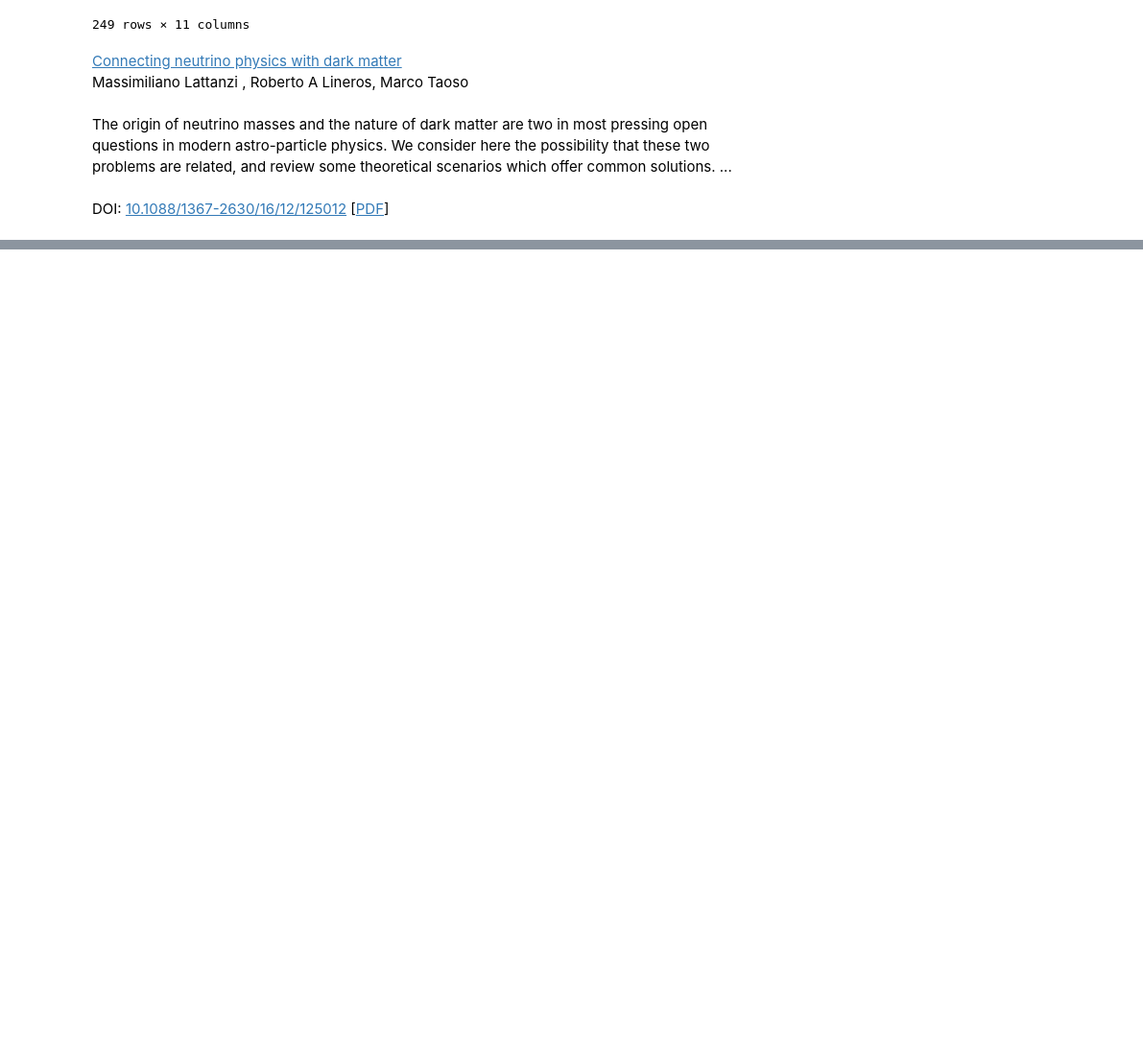
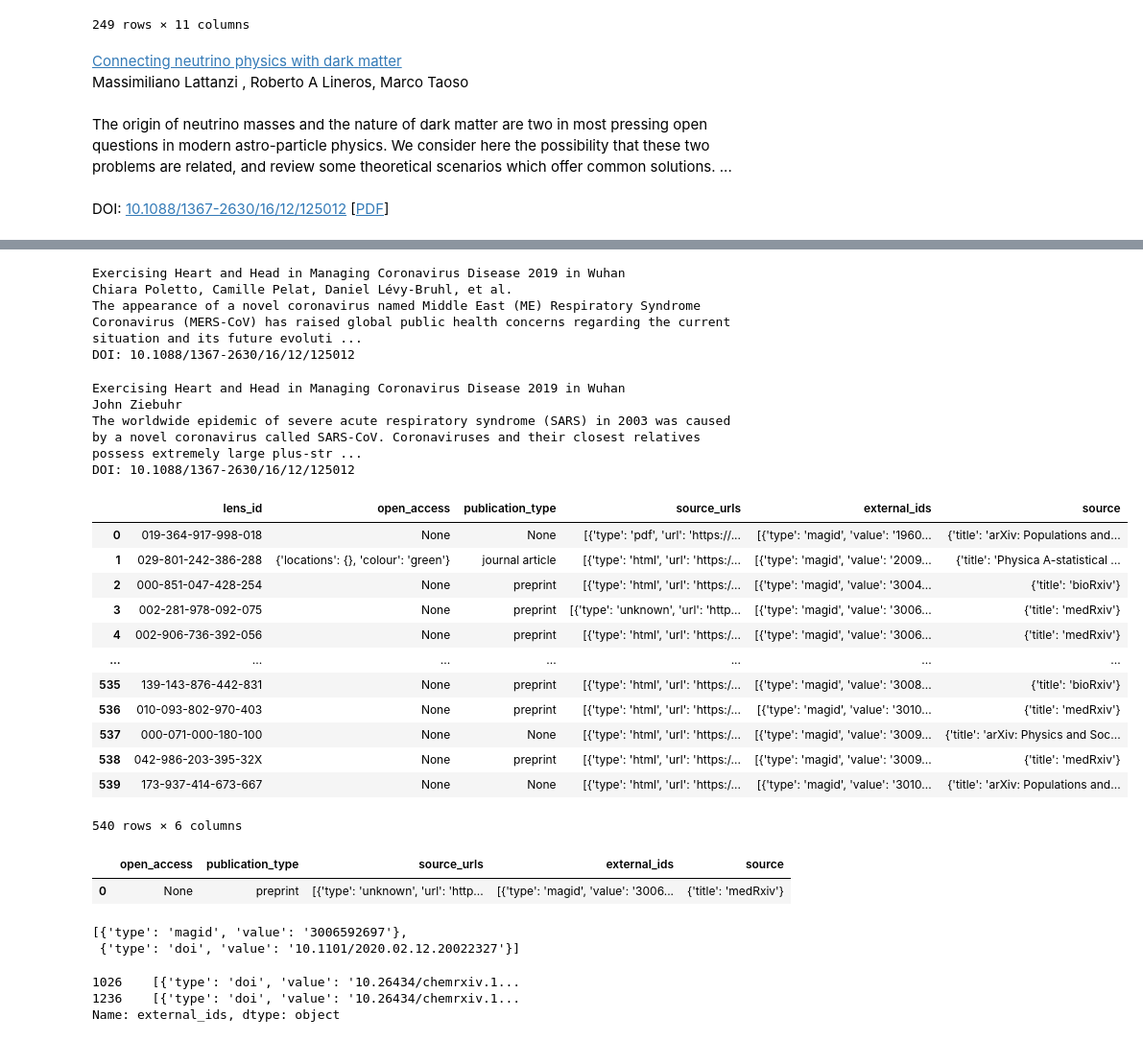
Before and after one commit to restrepo/articles_COVID-19, a Jupyter notebook: lens_covid-19_onodo_network.ipynb, the cells around one changed output, grey strips where cells are left out. Shown: that part at 96% size. Saved outputs shown, nothing was run; the diff lists cells and outputs as text; code cells hidden in the pictures; blank space fills up the shorter version.

```diff
--- a/lens_covid-19_onodo_network.ipynb
+++ b/lens_covid-19_onodo_network.ipynb
@@ -138,0 +166,7 @@ lens_id
+# %%
+display.HTML(dscr)
+# %% [output]
+Exercising Heart and Head in Managing Coronavirus Disease 2019 in Wuhan
+Chiara Poletto, Camille Pelat, Daniel Lévy-Bruhl, et al.
+The appearance of a novel coronavirus named Middle East (ME) Respiratory Syndrome Coronavirus (MERS-CoV) has raised global public health concerns regarding the current situation and its future evoluti ...
+DOI: 10.1088/1367-2630/16/12/125012
@@ -138,0 +175,7 @@ lens_id
+# %%
+display.HTML(on1.sample().reset_index(drop=True).loc[0,'Description'])
+# %% [output]
+Exercising Heart and Head in Managing Coronavirus Disease 2019 in Wuhan
+John Ziebuhr
+The worldwide epidemic of severe acute respiratory syndrome (SARS) in 2003 was caused by a novel coronavirus called SARS-CoV. Coronaviruses and their closest relatives possess extremely large plus-str ...
+DOI: 10.1088/1367-2630/16/12/125012
@@ -138,0 +184,35 @@ lens_id
+# %%
+mask = np.column_stack([cvt[col].astype(str).str.lower().str.contains(r"rxiv", na=False) for col in cvt])
+kk=cvt.loc[mask.any(axis=1)][['lens_id','open_access','publication_type','source_urls','external_ids','source']].reset_index(drop=True)
+# %%
+kk
+# %% [output]
+|  | lens_id | open_access | publication_type | source_urls | external_ids | source |
+| 0 | 019-364-917-998-018 | None | None | [{'type': 'pdf', 'url': 'https://... | [{'type': 'magid', 'value': '1960... | {'title': 'arXiv: Populations and... |
+| 1 | 029-801-242-386-288 | {'locations': {}, 'colour': 'green'} | journal article | [{'type': 'html', 'url': 'https:/... | [{'type': 'magid', 'value': '2009... | {'title': 'Physica A-statistical ... |
+| 2 | 000-851-047-428-254 | None | preprint | [{'type': 'html', 'url': 'https:/... | [{'type': 'magid', 'value': '3004... | {'title': 'bioRxiv'} |
+| 3 | 002-281-978-092-075 | None | preprint | [{'type': 'unknown', 'url': 'http... | [{'type': 'magid', 'value': '3006... | {'title': 'medRxiv'} |
+| 4 | 002-906-736-392-056 | None | preprint | [{'type': 'html', 'url': 'https:/... | [{'type': 'magid', 'value': '3006... | {'title': 'medRxiv'} |
+| ... | ... | ... | ... | ... | ... | ... |
+| 535 | 139-143-876-442-831 | None | preprint | [{'type': 'html', 'url': 'https:/... | [{'type': 'magid', 'value': '3008... | {'title': 'bioRxiv'} |
+| 536 | 010-093-802-970-403 | None | preprint | [{'type': 'html', 'url': 'https:/... | [{'type': 'magid', 'value': '3010... | {'title': 'medRxiv'} |
+| 537 | 000-071-000-180-100 | None | None | [{'type': 'html', 'url': 'https:/... | [{'type': 'magid', 'value': '3009... | {'title': 'arXiv: Physics and Soc... |
+| 538 | 042-986-203-395-32X | None | preprint | [{'type': 'html', 'url': 'https:/... | [{'type': 'magid', 'value': '3009... | {'title': 'medRxiv'} |
+| 539 | 173-937-414-673-667 | None | None | [{'type': 'html', 'url': 'https:/... | [{'type': 'magid', 'value': '3010... | {'title': 'arXiv: Populations and... |
+540 rows × 6 columns
+# %%
+kk
+# %% [output]
+|  | open_access | publication_type | source_urls | external_ids | source |
+| 0 | None | preprint | [{'type': 'unknown', 'url': 'http... | [{'type': 'magid', 'value': '3006... | {'title': 'medRxiv'} |
+# %%
+kk.loc[0,'external_ids']
+# %% [output]
+[{'type': 'magid', 'value': '3006592697'},
+ {'type': 'doi', 'value': '10.1101/2020.02.12.20022327'}]
+# %%
+cvt[cvt.external_ids.astype(str).str.lower().str.contains('xiv')]['external_ids']
+# %% [output]
+1026    [{'type': 'doi', 'value': '10.26434/chemrxiv.1...
+1236    [{'type': 'doi', 'value': '10.26434/chemrxiv.1...
+Name: external_ids, dtype: object
```
Also changed, not shown: parts of 7 cells of this notebook.
